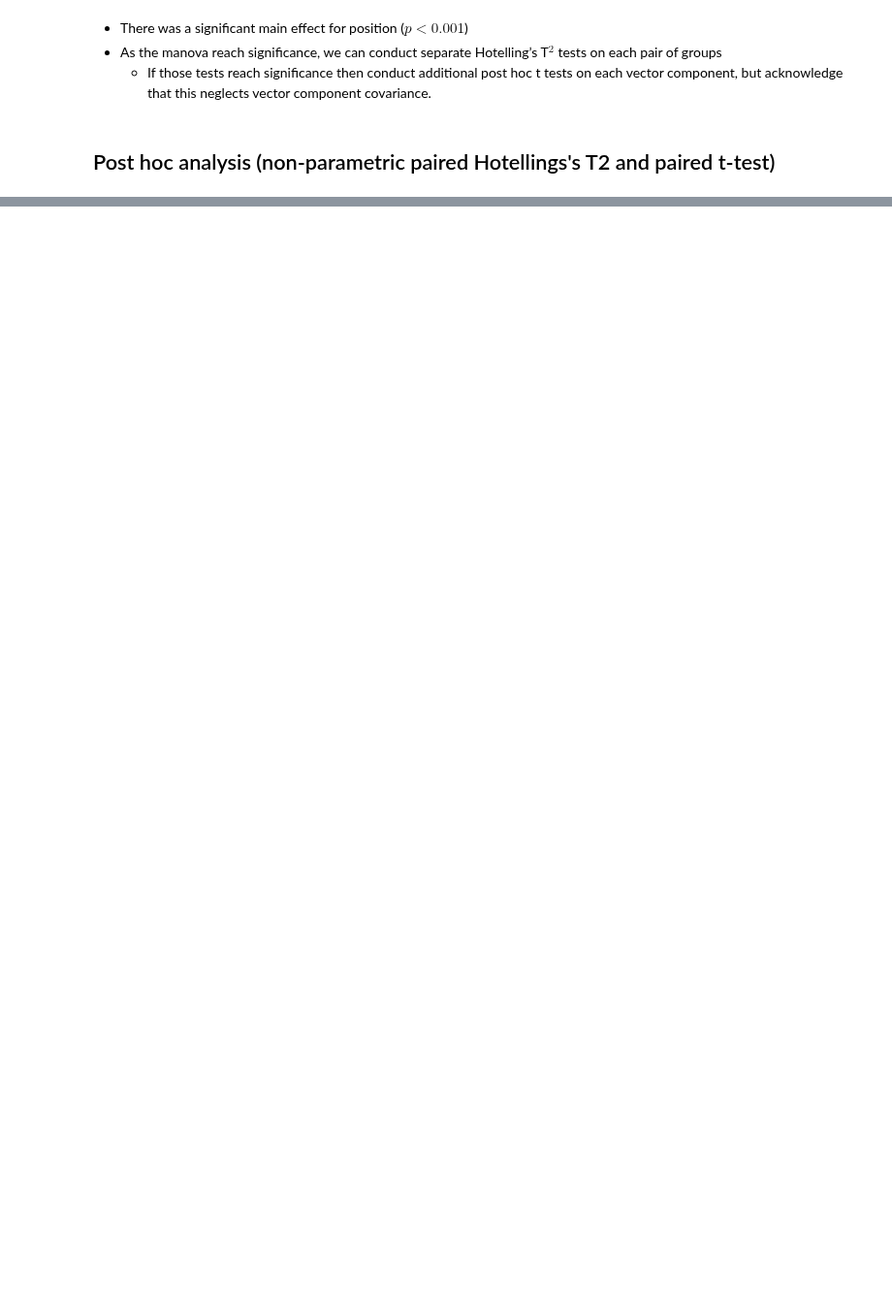
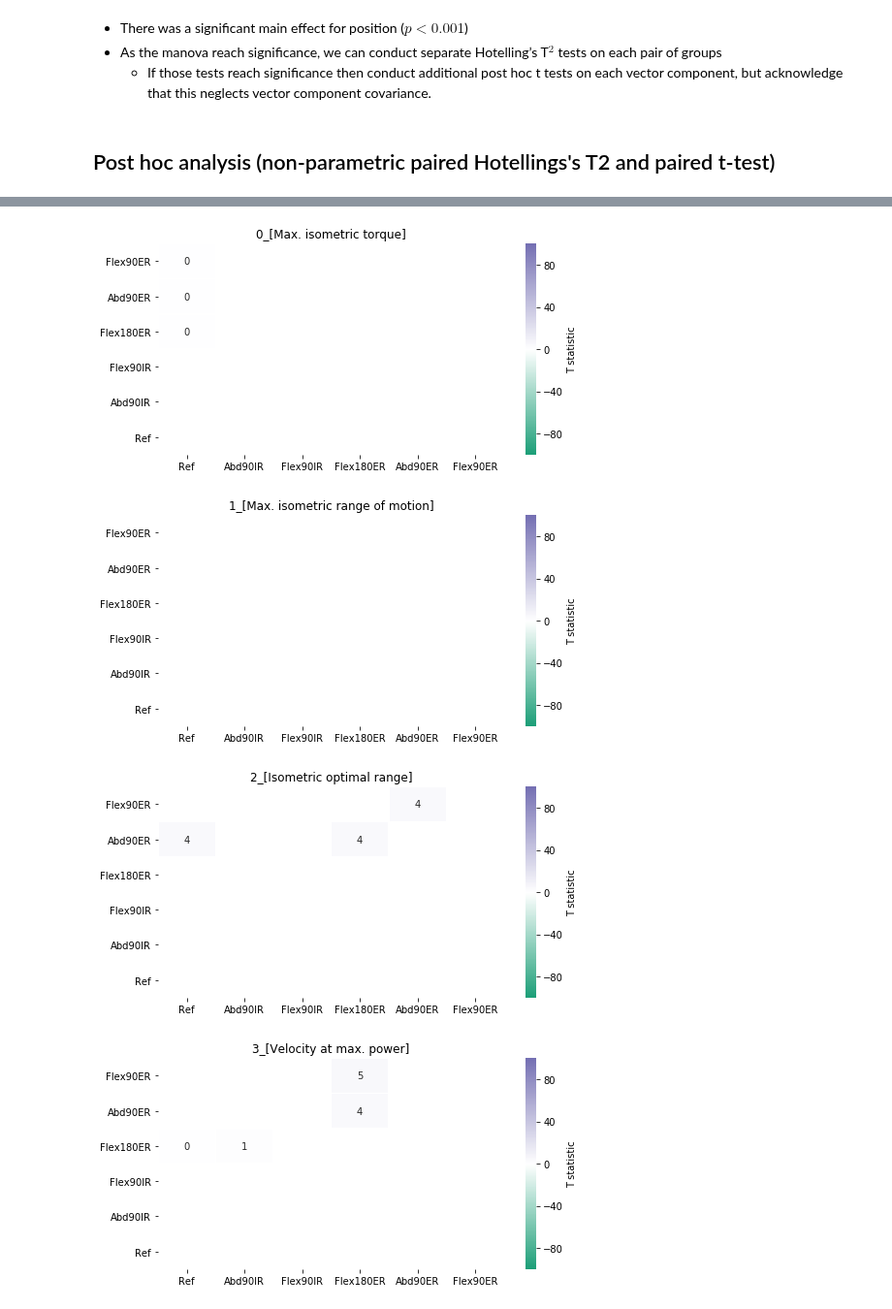
Before and after one commit to romainmartinez/envergo, a Jupyter notebook: 2_model_parameters.ipynb, the cells around one changed output, grey strips where cells are left out. Shown at 97% size. Saved outputs shown, nothing was run; the diff lists cells and outputs as text; code cells hidden in the pictures; blank space fills up the shorter version.

```diff
--- a/2_model_parameters.ipynb
+++ b/2_model_parameters.ipynb
@@ -182,0 +188,12 @@ for iparameter in range(nparameter):
+# %%
+limits = [-100, 100]
+colors = ['#1b9e77', 'white', '#7570b3']
+cmap = matplotlib.colors.LinearSegmentedColormap.from_list("", colors)
+for iparameter in range(nparameter):
+    spm_heatmap(ref_heatmap[:, :, iparameter], title=f'{iparameter}_[{names_parameters[iparameter]}]',
+                labels=names_positions, save_fig=True, limits=limits, cmap=cmap)
+# %% [output]
+[figure, added]
+[figure, added]
+[figure, added]
+[figure, added]
```
Also changed, not shown: parts of 6 cells of this notebook, 23 other files.
